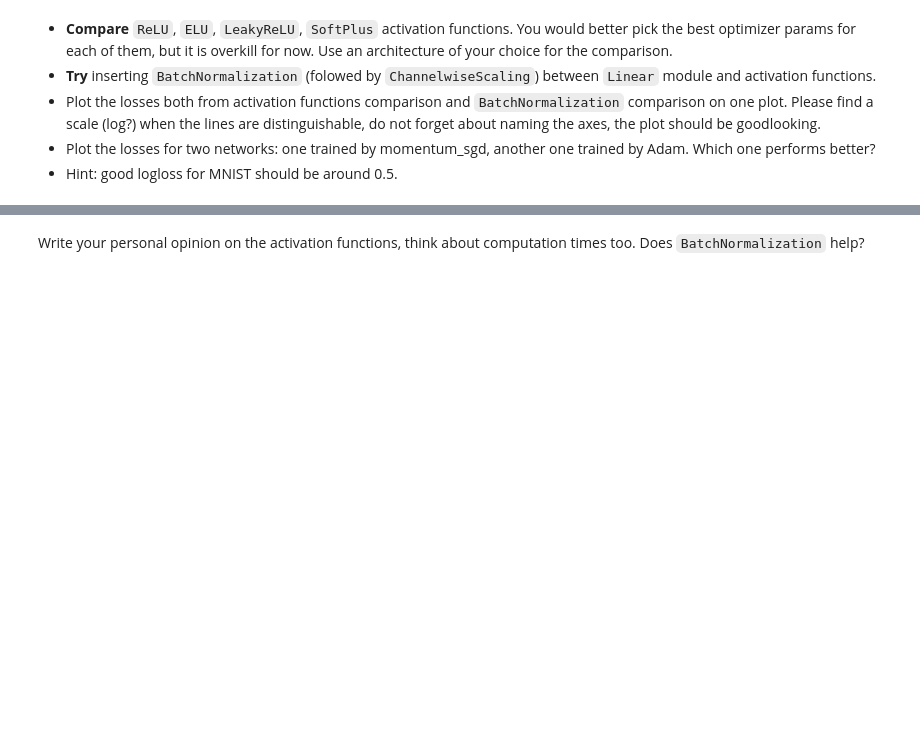
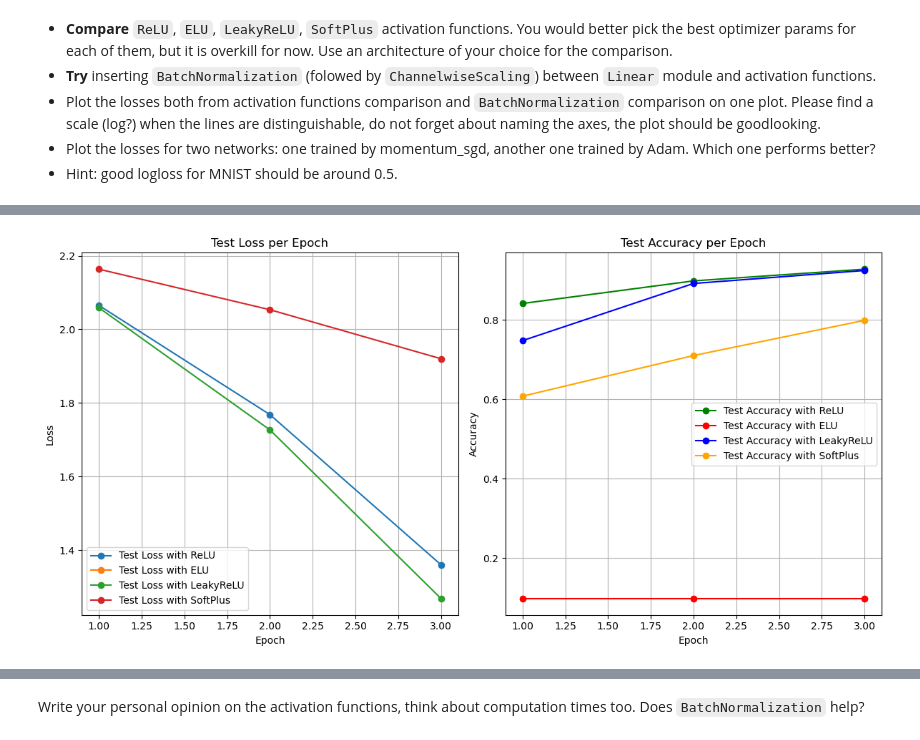
Before and after one commit to N3wBaz/mipt_ml, a Jupyter notebook: 8/main_notebook.ipynb, the cells around one changed output, grey strips where cells are left out. Saved outputs shown, nothing was run; the diff lists cells and outputs as text; code cells hidden in the pictures; blank space fills up the shorter version.

```diff
--- a/8/main_notebook.ipynb
+++ b/8/main_notebook.ipynb
@@ -181,0 +689,2 @@ You would better pick the best optimizer params for each of them, but it is over
+# %%
+trained_model_relu, test_losses_relu, test_accuracies_relu = train_mnist(X_train, y_train, X_val, y_val,model_relu, n_epoch=n_epoch, batch_size=batch_size, learning_rate=lr)
@@ -181,0 +695,2 @@ You would better pick the best optimizer params for each of them, but it is over
+# %%
+trained_model_elu, test_losses_elu, test_accuracies_elu = train_mnist(X_train, y_train, X_val, y_val,model_elu, n_epoch=n_epoch, batch_size=batch_size, learning_rate=lr)
@@ -181,0 +701,2 @@ You would better pick the best optimizer params for each of them, but it is over
+# %%
+trained_model_leaky, test_losses_leaky, test_accuracies_leaky = train_mnist(X_train, y_train, X_val, y_val,model_leaky, n_epoch=n_epoch, batch_size=batch_size, learning_rate=lr)
@@ -181,0 +707,2 @@ You would better pick the best optimizer params for each of them, but it is over
+# %%
+trained_model_softplus, test_losses_softplus, test_accuracies_softplus = train_mnist(X_train, y_train, X_val, y_val,model_softplus, n_epoch=n_epoch, batch_size=batch_size, learning_rate=lr)
@@ -181,0 +725,31 @@ You would better pick the best optimizer params for each of them, but it is over
+# %%
+plt.figure(figsize=(12, 6))
+
+# График потерь
+plt.subplot(1, 2, 1)
+plt.plot(range(1, len(test_losses_relu) + 1), test_losses_relu, marker='o', label='Test Loss with ReLU')
+plt.plot(range(1, len(test_losses_elu) + 1), test_losses_elu, marker='o', label='Test Loss with ELU')
+plt.plot(range(1, len(test_losses_leaky) + 1), test_losses_leaky, marker='o', label='Test Loss with LeakyReLU')
+plt.plot(range(1, len(test_losses_softplus) + 1), test_losses_softplus, marker='o', label='Test Loss with SoftPlus')
+plt.xlabel('Epoch')
+plt.ylabel('Loss')
+plt.title('Test Loss per Epoch')
+plt.grid(True)
+plt.legend()
+
+# График точности
+plt.subplot(1, 2, 2)
+plt.plot(range(1, len(test_accuracies_relu) + 1), test_accuracies_relu, marker='o', color='green', label='Test Accuracy with ReLU')
+plt.plot(range(1, len(test_accuracies_elu) + 1), test_accuracies_elu, marker='o', color='red', label='Test Accuracy with ELU')
+plt.plot(range(1, len(test_accuracies_leaky) + 1), test_accuracies_leaky, marker='o', color='blue', label='Test Accuracy with LeakyReLU')
+plt.plot(range(1, len(test_accuracies_softplus) + 1), test_accuracies_softplus, marker='o', color='orange', label='Test Accuracy with SoftPlus')
+plt.xlabel('Epoch')
+plt.ylabel('Accuracy')
+plt.title('Test Accuracy per Epoch')
+plt.grid(True)
+plt.legend()
+plt.tight_layout()
+
+plt.show()
+# %% [output]
+[figure, added]
```
Also changed, not shown: parts of 37 cells of this notebook, 7 other files.
